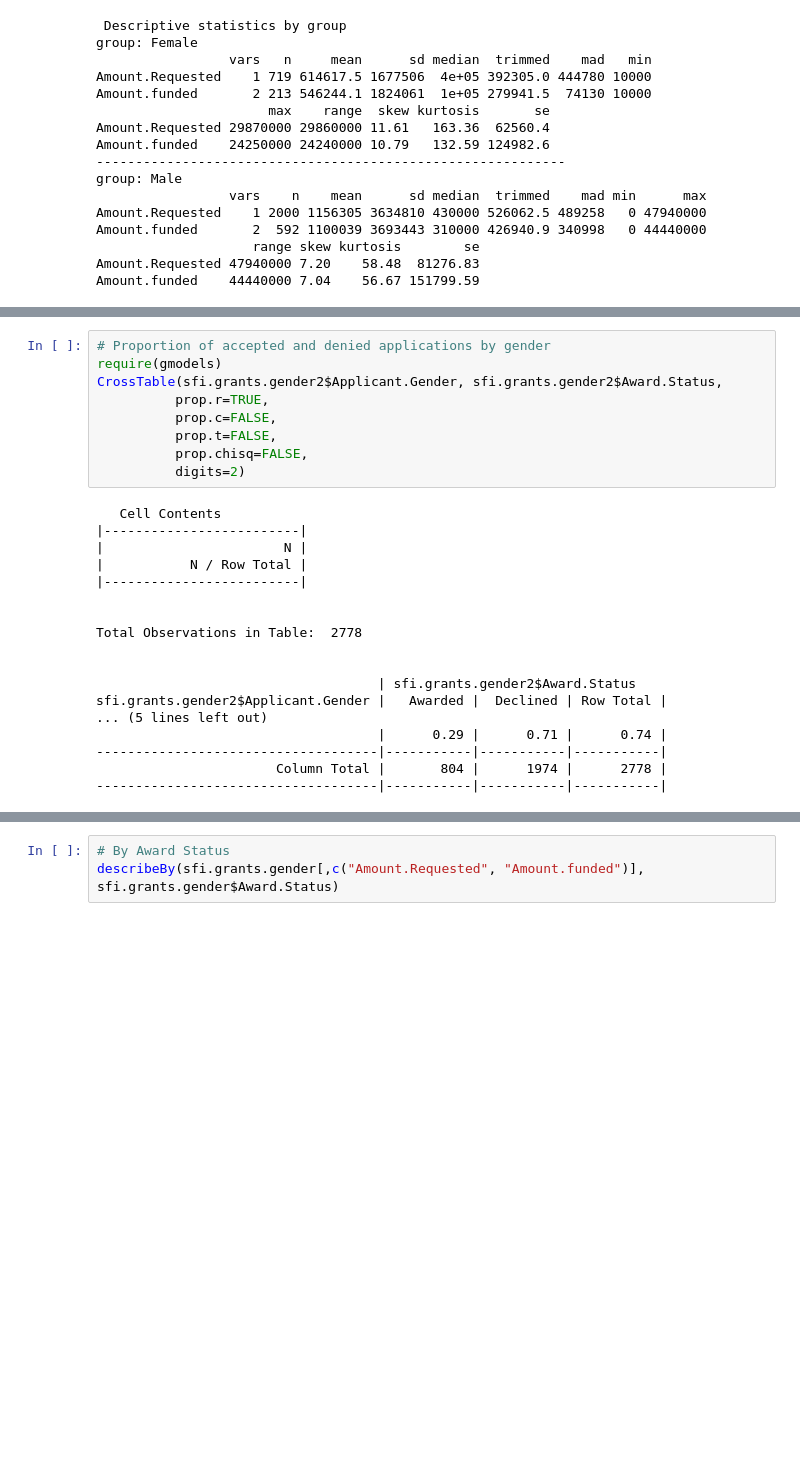
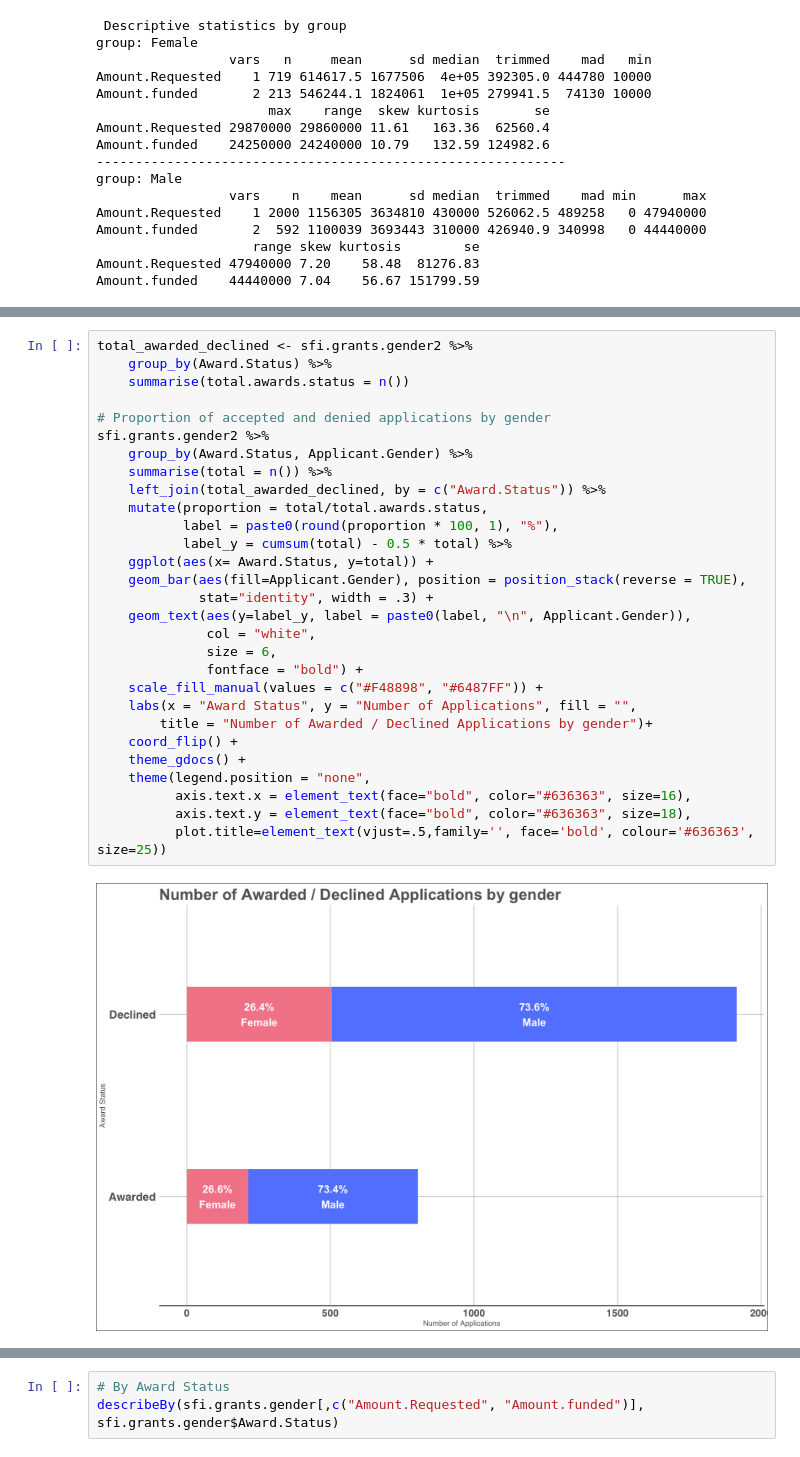
Before and after one commit to pessini/SFI-Grants-and-Awards, a Jupyter notebook: gender-equality/gender-differences-in-grants.ipynb, the cells around one changed output, grey strips where cells are left out. Drawn from its saved outputs; the diff is of its cells as text; blank space fills up the shorter version.

```diff
--- a/gender-equality/gender-differences-in-grants.ipynb
+++ b/gender-equality/gender-differences-in-grants.ipynb
@@ -156,28 +299,32 @@ total.by.year %>% ggplot( aes(fill=Applicant.Gender, y=total, x=as.factor(Year))
 # %%
+total_awarded_declined <- sfi.grants.gender2 %>%
+    group_by(Award.Status) %>%
+    summarise(total.awards.status = n())
+
 # Proportion of accepted and denied applications by gender
-require(gmodels)
-CrossTable(sfi.grants.gender2$Applicant.Gender, sfi.grants.gender2$Award.Status,
-          prop.r=TRUE,
-          prop.c=FALSE,
-          prop.t=FALSE,
-          prop.chisq=FALSE,
-          digits=2)
+sfi.grants.gender2 %>%
+    group_by(Award.Status, Applicant.Gender) %>%
+    summarise(total = n()) %>%
+    left_join(total_awarded_declined, by = c("Award.Status")) %>%
+    mutate(proportion = total/total.awards.status,
+           label = paste0(round(proportion * 100, 1), "%"),
+           label_y = cumsum(total) - 0.5 * total) %>%
+    ggplot(aes(x= Award.Status, y=total)) +
+    geom_bar(aes(fill=Applicant.Gender), position = position_stack(reverse = TRUE),
+             stat="identity", width = .3) +
+    geom_text(aes(y=label_y, label = paste0(label, "\n", Applicant.Gender)),
+              col = "white",
+              size = 6,
+              fontface = "bold") +
+    scale_fill_manual(values = c("#F48898", "#6487FF")) +
+    labs(x = "Award Status", y = "Number of Applications", fill = "",
+        title = "Number of Awarded / Declined Applications by gender")+
+    coord_flip() +
+    theme_gdocs() +
+    theme(legend.position = "none",
+          axis.text.x = element_text(face="bold", color="#636363", size=16),
+          axis.text.y = element_text(face="bold", color="#636363", size=18),
+          plot.title=element_text(vjust=.5,family='', face='bold', colour='#636363', size=25))
 # %% [output]
-   Cell Contents
-|-------------------------|
-|                       N |
-|           N / Row Total |
-|-------------------------|
-
-
-Total Observations in Table:  2778
-
-
-                                    | sfi.grants.gender2$Award.Status
-sfi.grants.gender2$Applicant.Gender |   Awarded |  Declined | Row Total |
-... (5 lines left out)
-                                    |      0.29 |      0.71 |      0.74 |
-------------------------------------|-----------|-----------|-----------|
-                       Column Total |       804 |      1974 |      2778 |
-------------------------------------|-----------|-----------|-----------|
+[figure, added]
 # %% [markdown]
```
Also changed, not shown: parts of 50 cells of this notebook, 2 other files.
